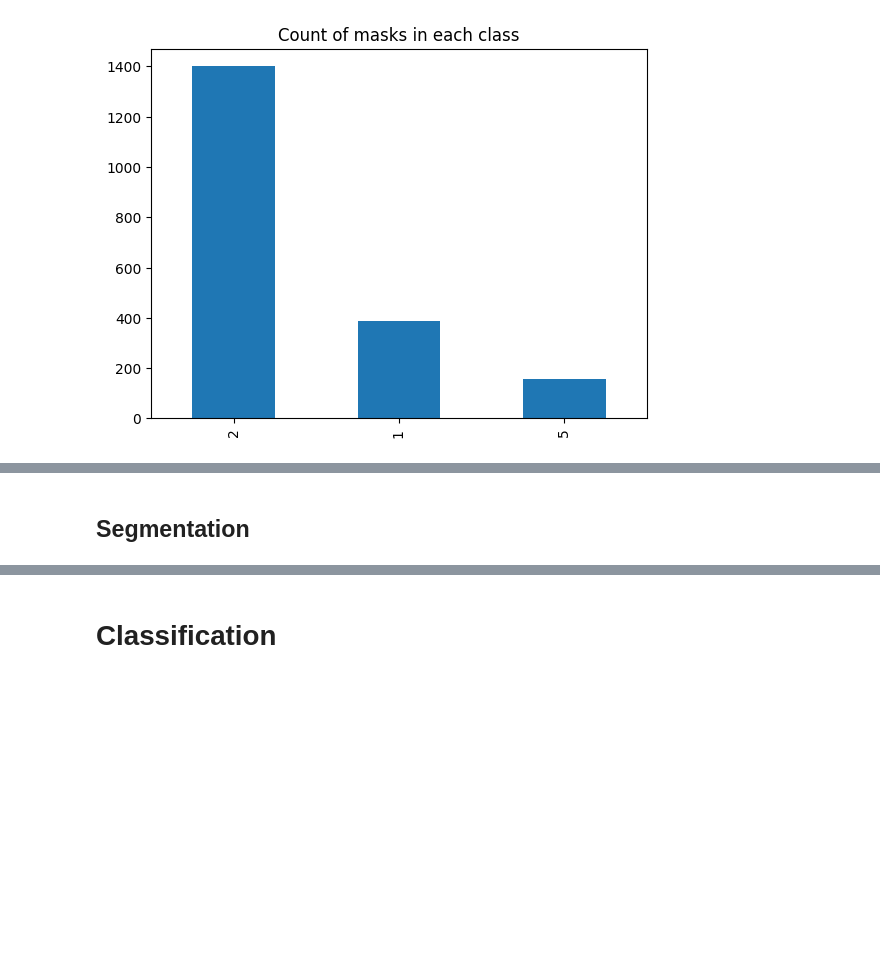
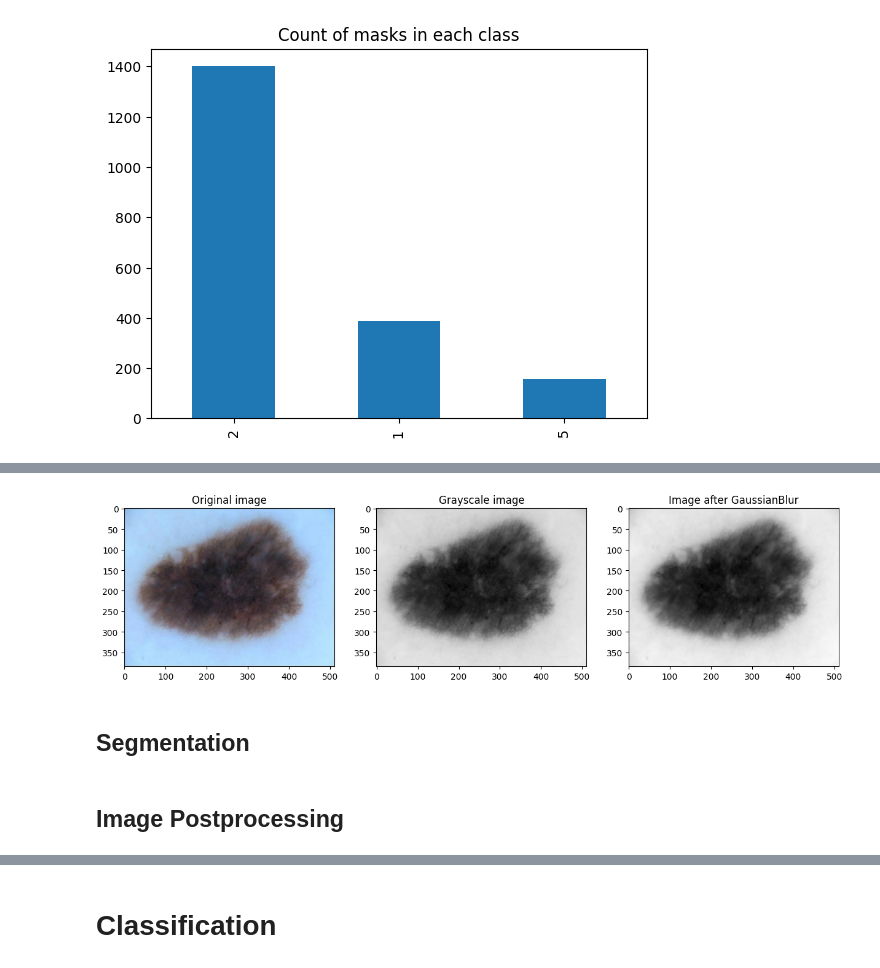
Before and after one commit to juanesriosg/IMA205-Kaggle-Challenge-2024, a Jupyter notebook: project.ipynb, the cells around one changed output, grey strips where cells are left out. Cells and saved outputs as stored; diff of their text form; code cells hidden in the pictures; blank space fills up the shorter version.

```diff
--- a/project.ipynb
+++ b/project.ipynb
@@ -210,2 +236,21 @@ You can use all features you'd like. A list of references describing very well-k
+# %%
+#Plot the three images in a row
+fig, ax = plt.subplots(1, 3, figsize=(15, 5))
+
+#Plot the original image
+ax[0].imshow(train_images[0][1], cmap='gray')
+ax[0].set_title('Original image')
+
+#Plot the grayscale image
+ax[1].imshow(train_images[0][2], cmap='gray')
+ax[1].set_title('Grayscale image')
+
+#Plot the image after GaussianBlur
+ax[2].imshow(train_images[0][3], cmap='gray')
+ax[2].set_title('Image after GaussianBlur')
+
+plt.show()
+# %% [output]
+[figure, added]
 # %% [markdown]
 ## Segmentation
@@ -211,0 +282,2 @@ You can use all features you'd like. A list of references describing very well-k
+# %% [markdown]
+## Image Postprocessing
```
Also changed, not shown: parts of 32 cells of this notebook.
